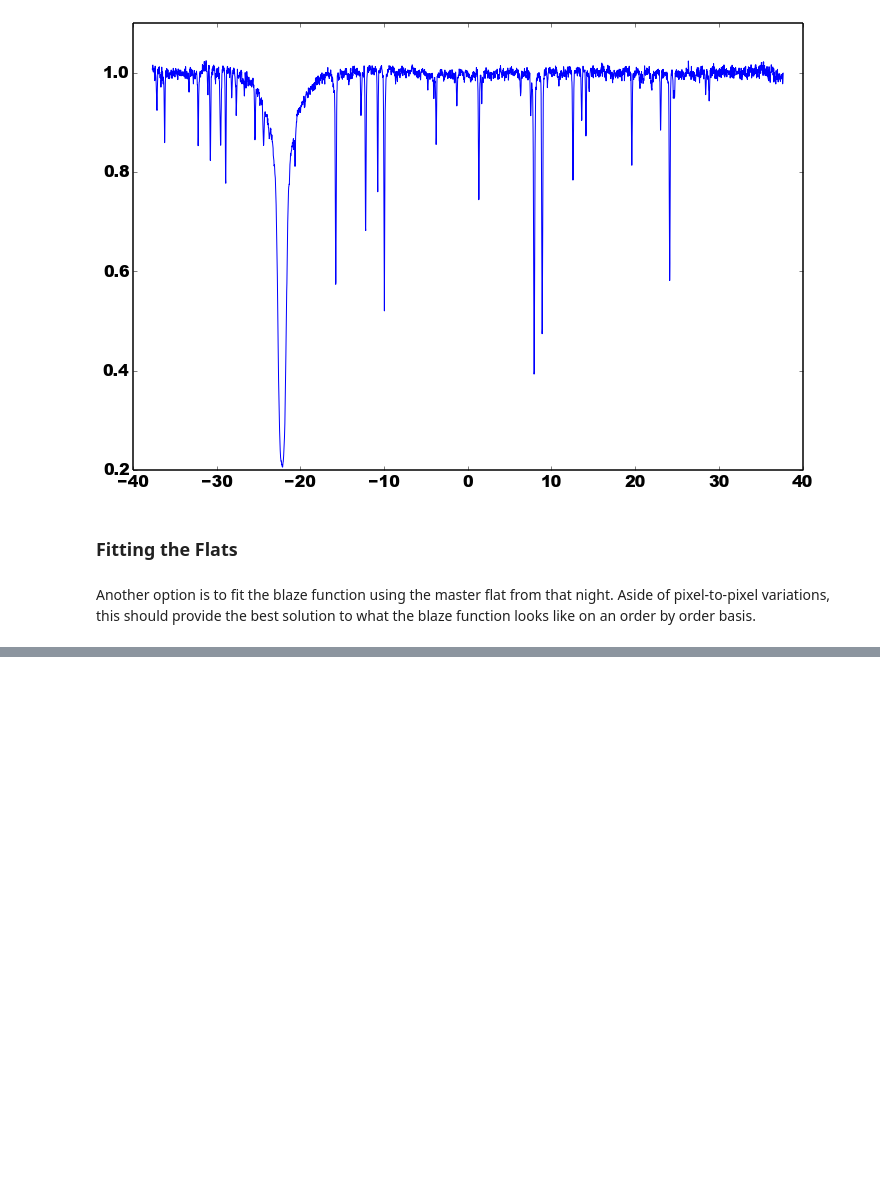
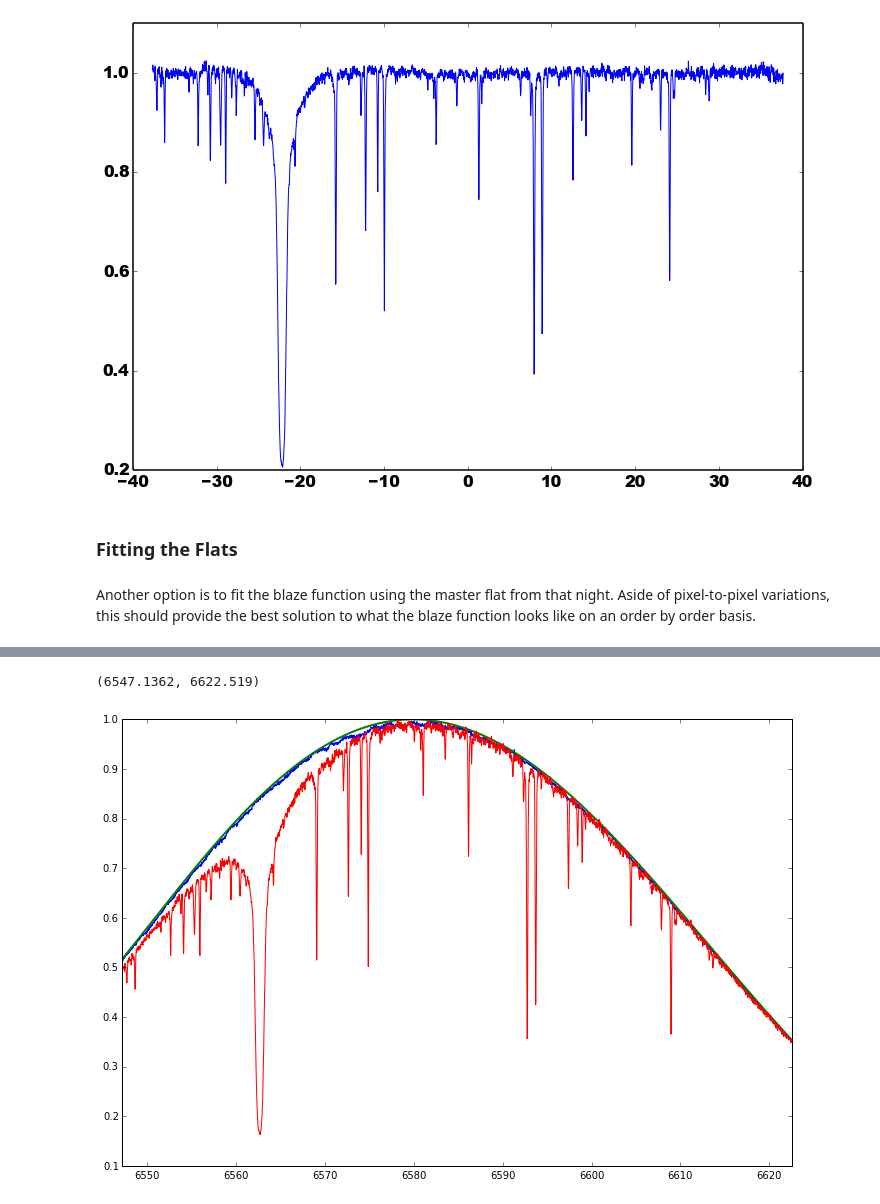
Before and after one commit to mattgiguere/pyutil, a Jupyter notebook: blazeFitNB.ipynb, the cells around one changed output, grey strips where cells are left out. Saved outputs shown, nothing was run; the diff lists cells and outputs as text; code cells hidden in the pictures; blank space fills up the shorter version.

```diff
--- a/blazeFitNB.ipynb
+++ b/blazeFitNB.ipynb
@@ -333,3 +333,7 @@ plt.plot(wavcent, normspec/cfit(wavcent))
 ### Fitting the Flats
 # %% [markdown]
 Another option is to fit the blaze function using the master flat from that night. Aside of pixel-to-pixel variations, this should provide the best solution to what the blaze function looks like on an order by order basis.
+# %%
+flathdu = fits.open('/tous/mir7/flats/chi141029.slitflat.fits')
+flatdata = hdulist[0].data
+flatdata.shape
@@ -335,0 +342,4 @@ Another option is to fit the blaze function using the master flat from that nigh
+# %%
+hdulist = fits.open('/tous/mir7/fitspec/141029/achi141029.1143.fits')
+scidata = hdulist[0].data
+scidata.shape
@@ -335,0 +356,16 @@ Another option is to fit the blaze function using the master flat from that nigh
+# %%
+ord = 39
+#plot summed flat:
+normflat = flatdata[1,61 - ord,:]/np.max(flatdata[1,61 - ord,:])
+plt.plot(scidata[ord,:,0], normflat[::-1])
+#now superimpose polynomial fit
+normfit = flatdata[2,61 - ord,:]/np.max(flatdata[2,61 - ord,:])
+plt.plot(scidata[ord,:,0], normfit[::-1], lw=2)
+
+#superimpose stellar spec
+normspec_init = scidata[ord,:,1]/np.max(scidata[ord,:,1])
+plt.plot(scidata[ord,:,0], normspec_init)
+plt.xlim([np.min(scidata[ord,:,0]), np.max(scidata[ord,:,0])])
+# %% [output]
+(6547.1362, 6622.519)
+[figure, added]
```
Also changed, not shown: parts of 11 cells of this notebook.
